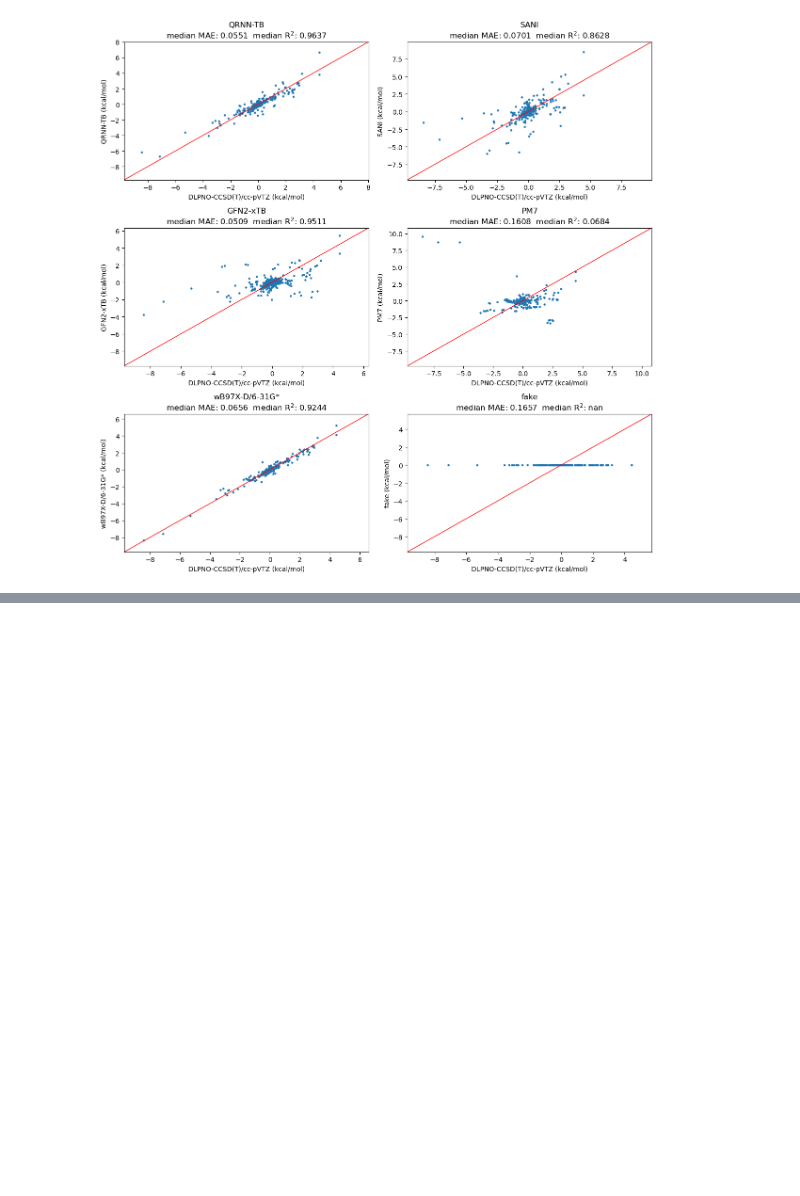
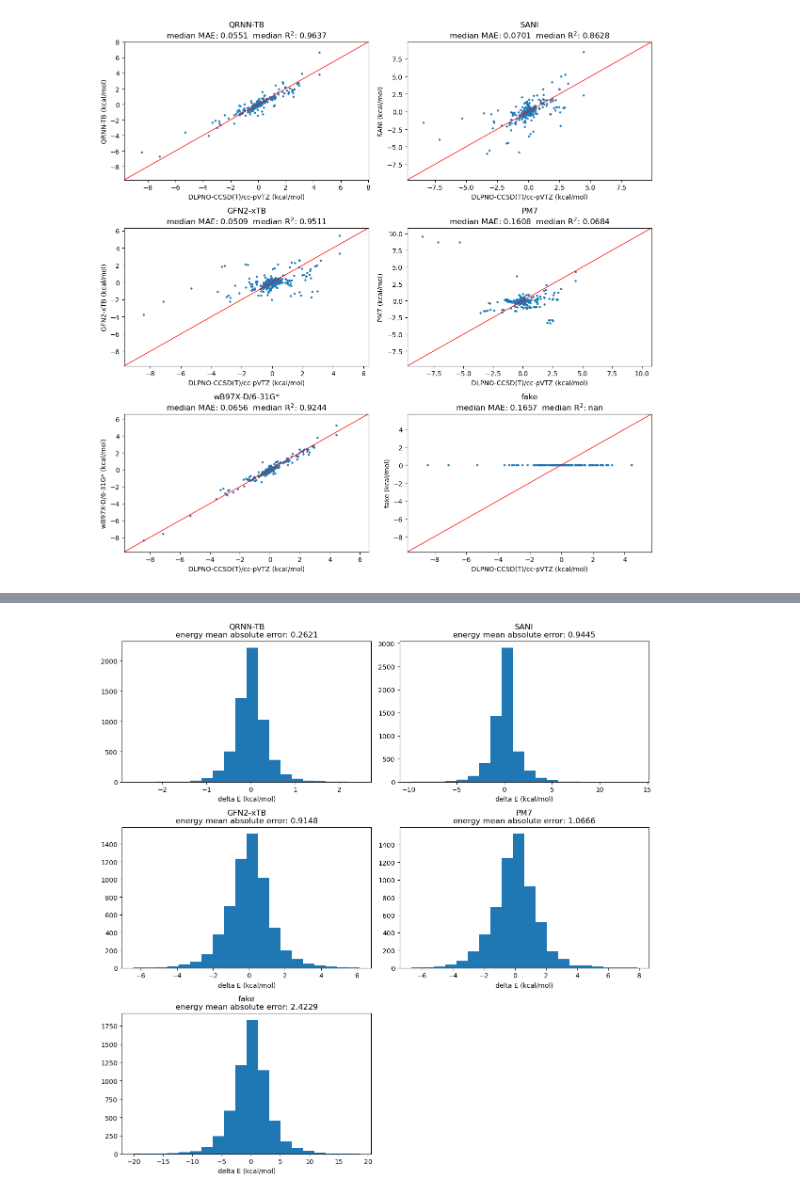
Before and after one commit to WangXinyan940/schrodinger-nnp-benchmark, a Jupyter notebook: test.ipynb, the cells around one changed output, grey strips where cells are left out. Cells and saved outputs as stored; diff of their text form; code cells hidden in the pictures; blank space fills up the shorter version.

```diff
--- a/test.ipynb
+++ b/test.ipynb
@@ -191,0 +304,4 @@ WARNING: group size is 1
+# %%
+analyse_rotamer(name="fake")
+# %% [output]
+[figure, added]
```
Also changed, not shown: parts of 7 cells of this notebook, 2 other files.
